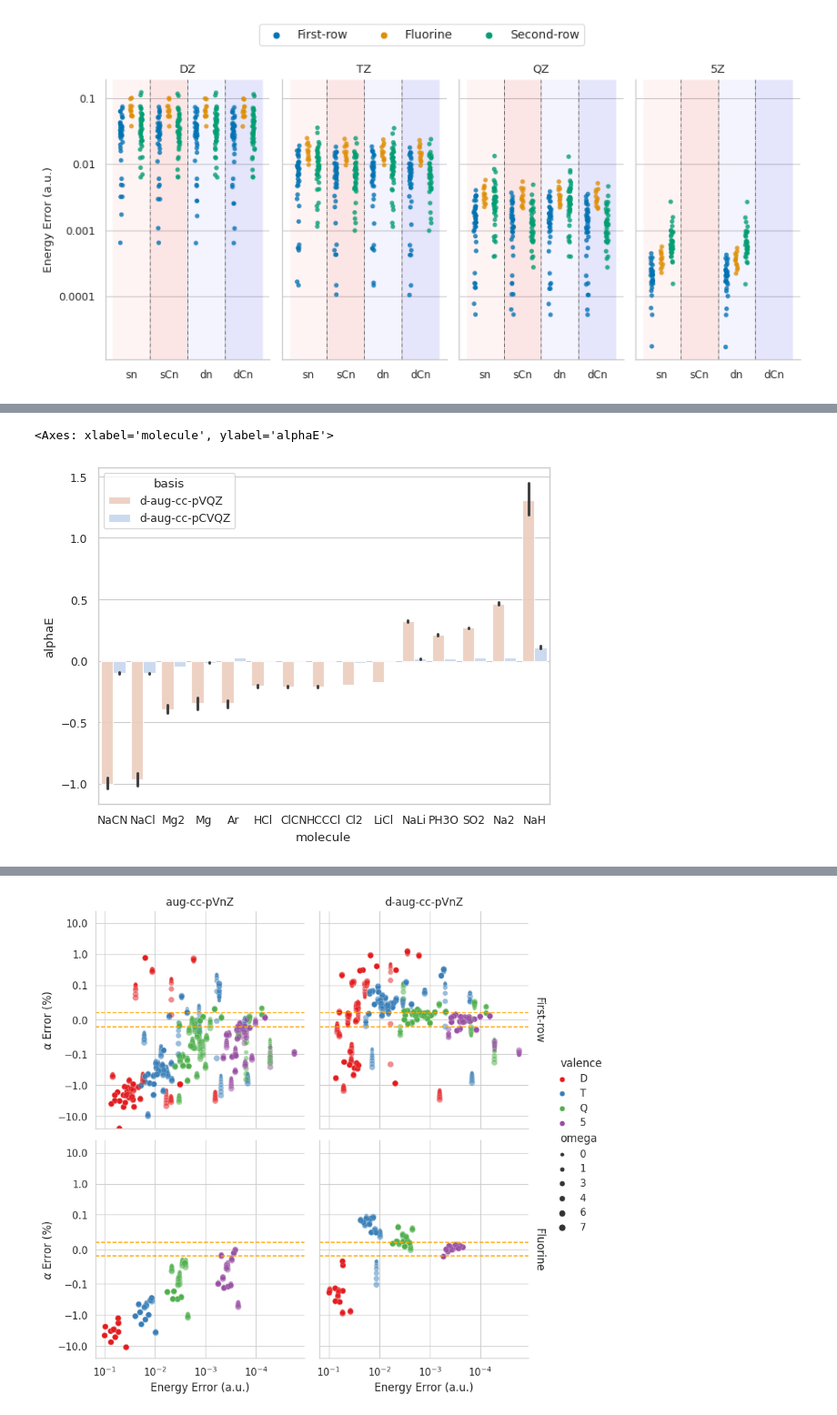
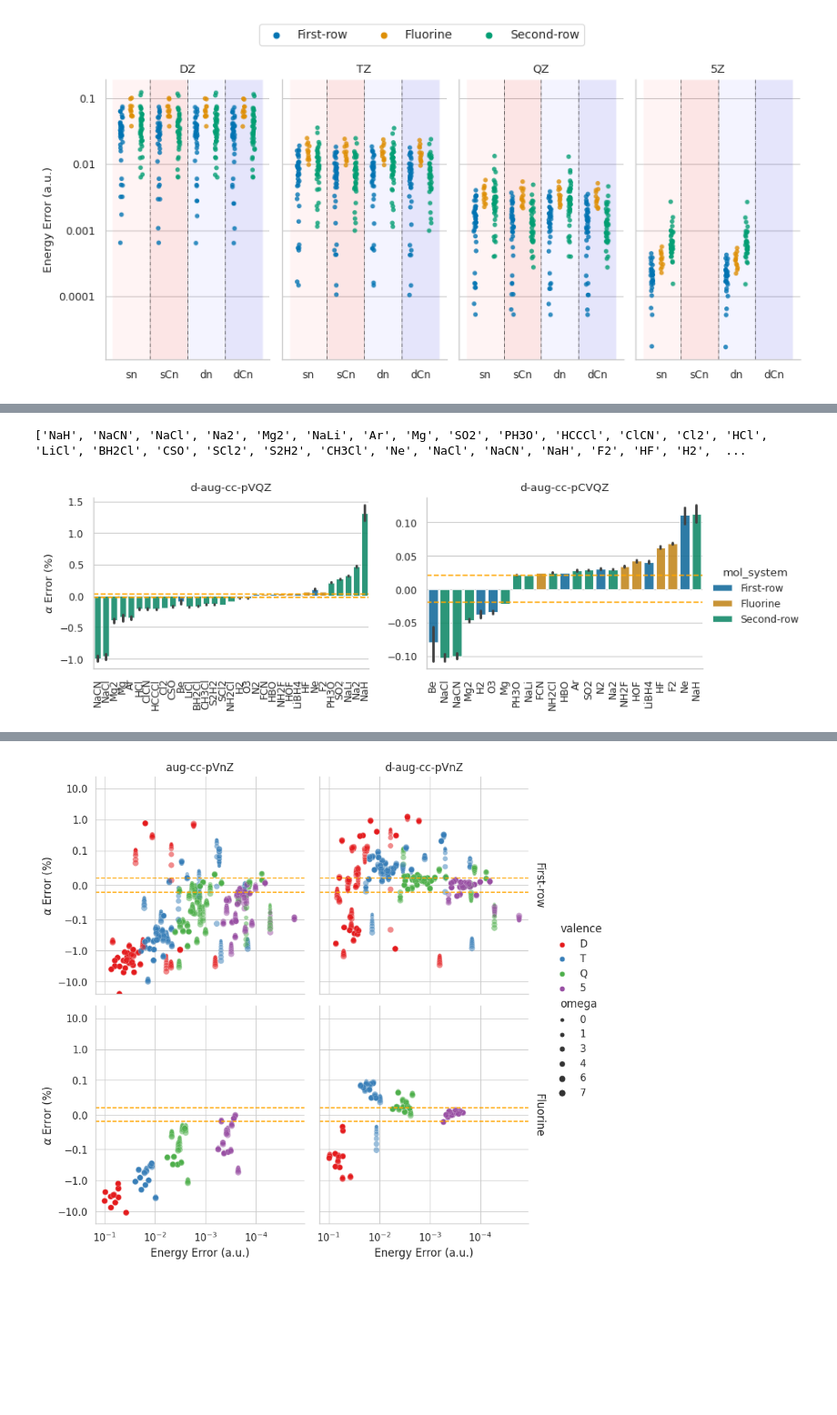
Before and after one commit to ahurta92/QuantumResponsePro, a Jupyter notebook: examples/PolarizabilityPaper/august_convergence.ipynb, the cells around one changed output, grey strips where cells are left out. Shown at 91% size. Cells and saved outputs as stored; diff of their text form; code cells hidden in the pictures; blank space fills up the shorter version.

```diff
--- a/examples/PolarizabilityPaper/august_convergence.ipynb
+++ b/examples/PolarizabilityPaper/august_convergence.ipynb
@@ -660,19 +689,57 @@ sns.barplot(x='molecule', y='eE', hue='basis', data=e_outliers, dodge=True,
 # %%
 
 basis_data['absolute_alphaE'] = basis_data.alphaE.abs()
-a_outliers = (basis_data.query('valence=="Q" & augmentation=="d-aug" & omega==0').sort_values
+
+daug_outliers = (basis_data.query('valence=="Q" & basis=="d-aug-cc-pVQZ" & omega==0').sort_values
               ('absolute_alphaE',
-               ascending=False).head(15)).molecule.unique()
+               ascending=False).head(20)).molecule.unique()
+daugC_outliers = (basis_data.query('valence=="Q" & basis=="d-aug-cc-pCVQZ" & omega==0').sort_values
+                 ('absolute_alphaE',
+                  ascending=False).head(20)).molecule.unique()
 
-a_outliers = (basis_data.query("molecule.isin(@a_outliers) & valence=='Q' & augmentation=='d-aug' ")
+a_outliers= daug_outliers.tolist() + daugC_outliers.tolist()
+print(a_outliers)
+
+a_outliers= (basis_data.query("molecule.isin(@a_outliers) & valence=='Q' & augmentation=='d-aug' ")
               .sort_values
               ('alphaE', ascending=True)
               .sort_values('alphaE'))
+# remove any values less with abs less than 0.02
+a_outliers = a_outliers.query('alphaE.abs()>.02')
 
-# create a barplot of the energy error for the outliers
-sns.barplot(x='molecule', y='alphaE', hue='basis', data=a_outliers, dodge=True,
-            alpha=.9, palette=simple_pal, fill=True)
+
+with sns.plotting_context('paper', font_scale=1.00):
+    #g = sns.FacetGrid(data=e_outliers, col='polarization', hue='mol_system', sharey=True,
+    #                  sharex=False, aspect=2.0, height
+    #                  =10, col_order=['V', 'CV'])
+    #g.map(sns.barplot, 'molecule', 'eE', 'basis',  alpha=.9)
+    ## adjust title to read d-aug-cc-pVQZ
+    # color the bars based on molecules mol_system typeo
+    g = sns.catplot(x='molecule', y='alphaE',
+                    hue='mol_system',
+                    col='polarization', col_order=['V', 'CV'],
+                    data=a_outliers, dodge=False,
+                    alpha=.9, palette='colorblind', fill=True, height=3, aspect=1.4, kind='bar'
+                    , sharey=False,
+                    sharex=False
+                    )
+    g.set_titles('d-aug-cc-p{col_name}QZ')
+    g.set_xlabels('')
+    g.set_ylabels(r'$\alpha$ Error (%)')
+    # rotate the xticks
+    for ax in g.axes.flat:
+        for label in ax.get_xticklabels():
+            label.set_rotation(90)
+            label.set_horizontalalignment('center')
+        # add a horizontal line at 0.02 and -0.02
+        ax.axhline(y=.02, linestyle='--', color='orange')
+        ax.axhline(y=-.02, linestyle='--', color='orange')
+        # symlog scale
+    # remove legend title
+    # create a new legend in 3 column format outside the plot
+    # using only a single legend only using the second axis
+    g.fig.savefig(paper_path.joinpath('alpha_error_outliers.png'), dpi=600, bbox_inches='tight')
 # %% [output]
-<Axes: xlabel='molecule', ylabel='alphaE'>
+['NaH', 'NaCN', 'NaCl', 'Na2', 'Mg2', 'NaLi', 'Ar', 'Mg', 'SO2', 'PH3O', 'HCCCl', 'ClCN', 'Cl2', 'HCl', 'LiCl', 'BH2Cl', 'CSO', 'SCl2', 'S2H2', 'CH3Cl', 'Ne', 'NaCl', 'NaCN', 'NaH', 'F2', 'HF', 'H2',  ...
-[figure, old version]
+[figure, new version]
 # %%
```
Also changed, not shown: parts of 2 cells of this notebook, 8 other files.
